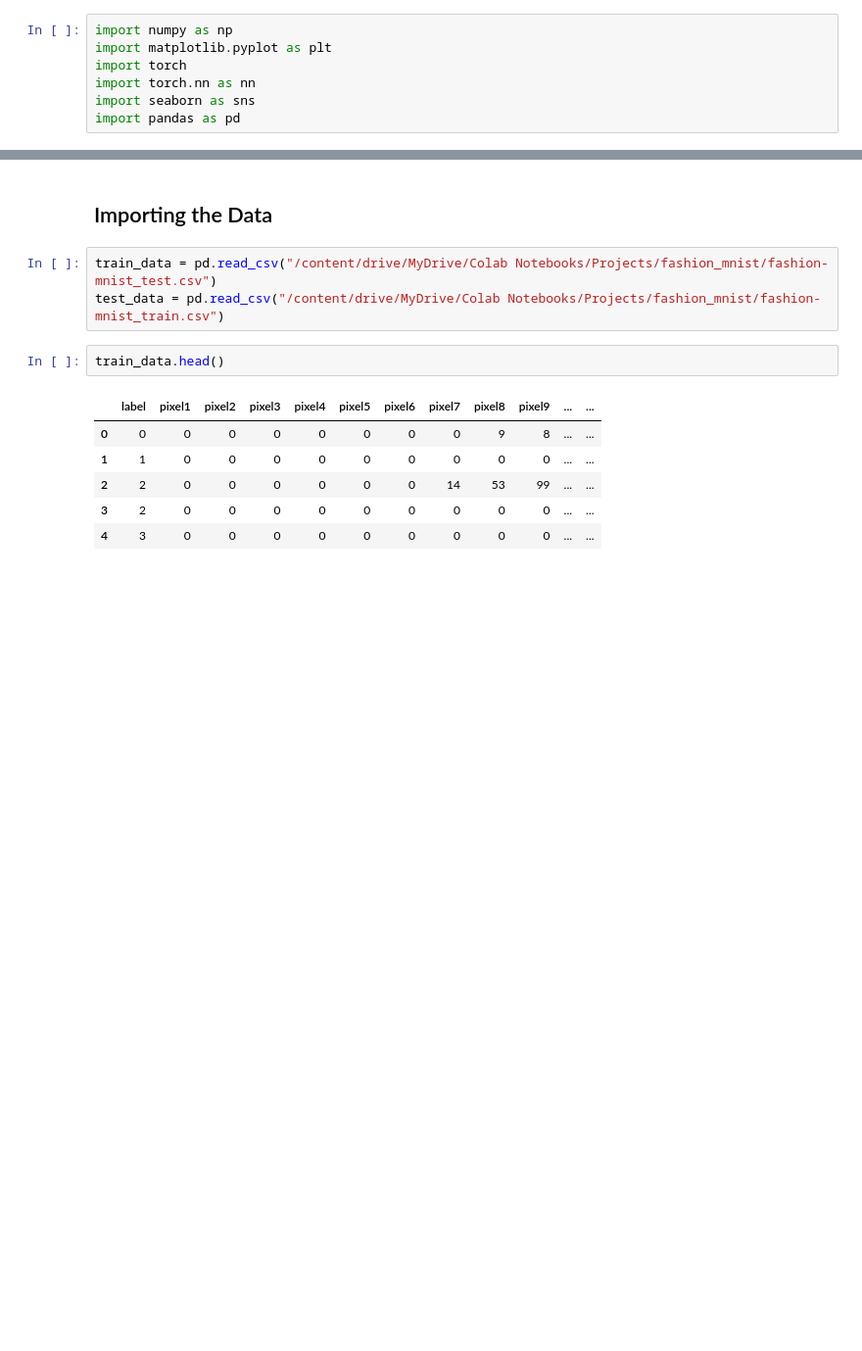
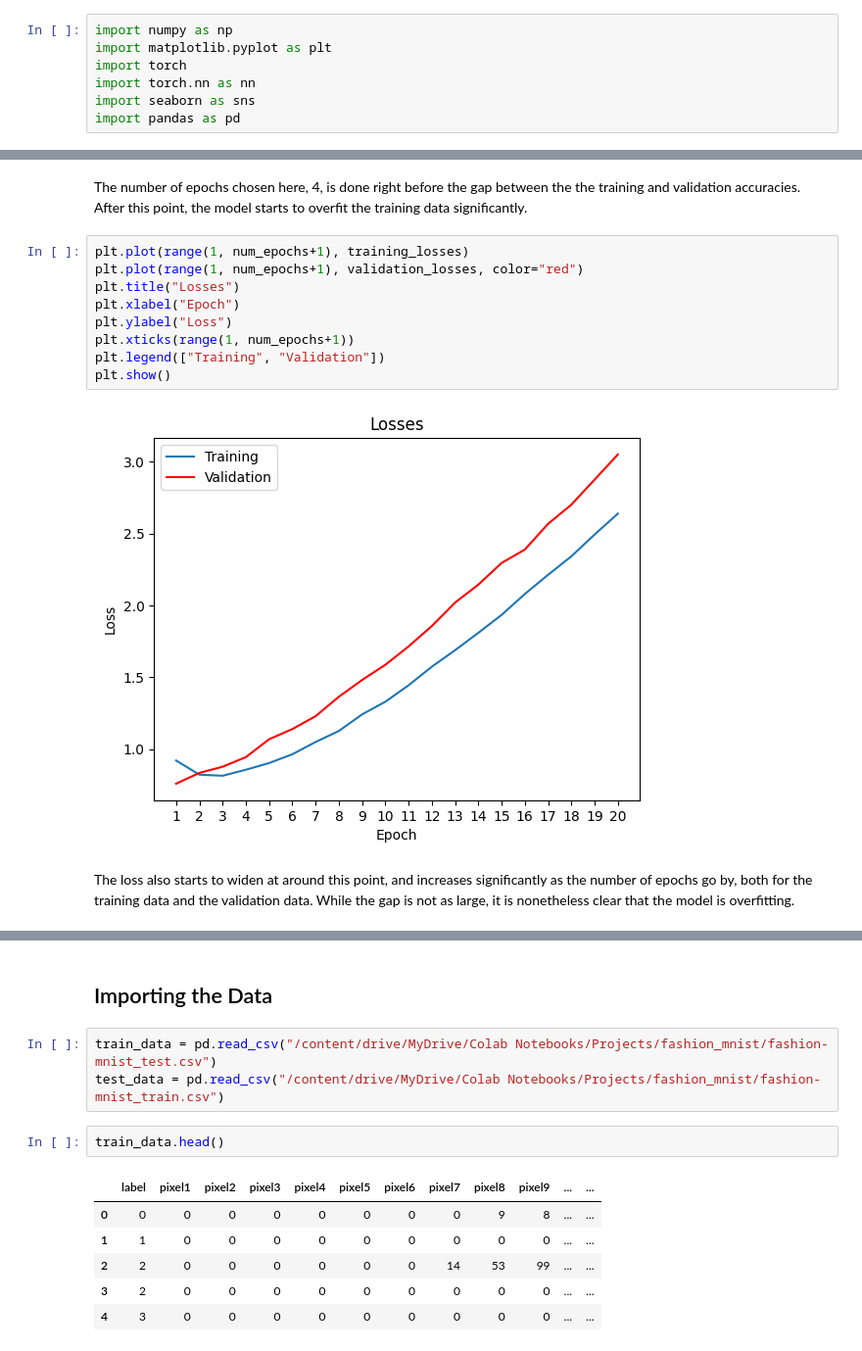
Before and after one commit to alexandergigliottipetruska/AI_projects, a Jupyter notebook: deep_learning/neural_network/5_neural_network_fashion_mnist.ipynb, the cells around one changed output, grey strips where cells are left out. Shown at 98% size. Cells and saved outputs as stored; diff of their text form; blank space fills up the shorter version.

```diff
--- a/deep_learning/neural_network/5_neural_network_fashion_mnist.ipynb
+++ b/deep_learning/neural_network/5_neural_network_fashion_mnist.ipynb
@@ -429,0 +557,15 @@ Divides the previous implementation k into several classes that can be combined
+# %% [markdown]
+The number of epochs chosen here, 4, is done right before the gap between the the training and validation accuracies. After this point, the model starts to overfit the training data significantly.
+# %%
+plt.plot(range(1, num_epochs+1), training_losses)
+plt.plot(range(1, num_epochs+1), validation_losses, color="red")
+plt.title("Losses")
+plt.xlabel("Epoch")
+plt.ylabel("Loss")
+plt.xticks(range(1, num_epochs+1))
+plt.legend(["Training", "Validation"])
+plt.show()
+# %% [output]
+[figure, added]
+# %% [markdown]
+The loss also starts to widen at around this point, and increases significantly as the number of epochs go by, both for the training data and the validation data. While the gap is not as large, it is nonetheless clear that the model is overfitting.
```
Also changed, not shown: parts of 17 cells of this notebook.
